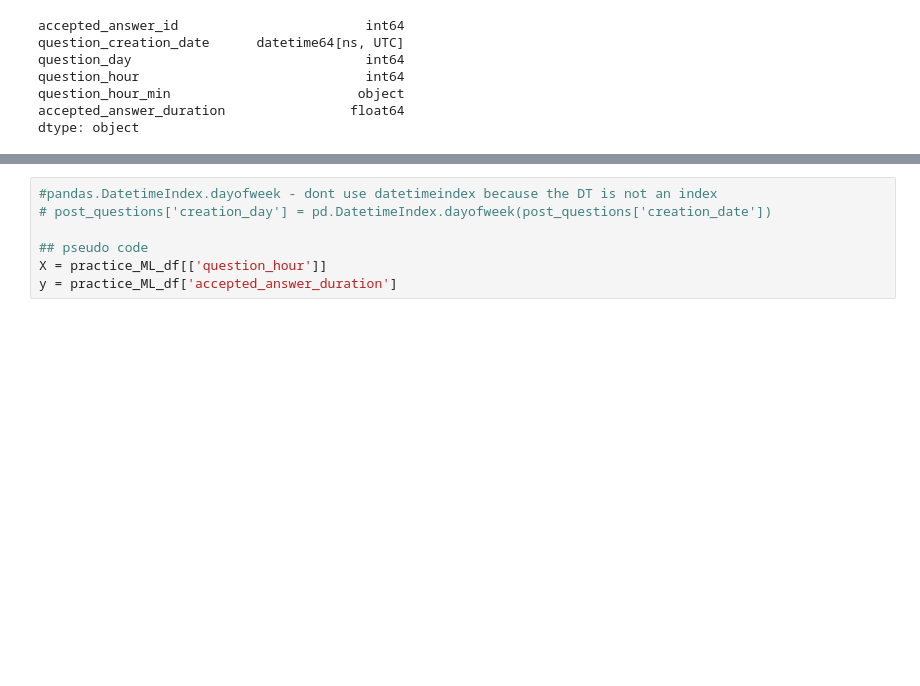
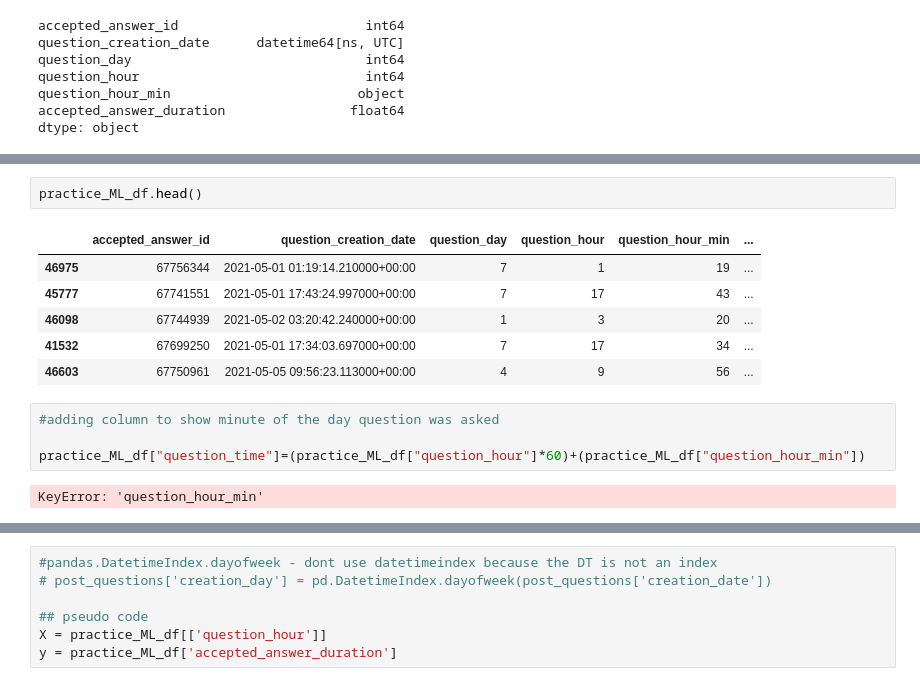
Before and after one commit to smanowar/final-project, a Jupyter notebook: ML_deliverable1_convert_to_int.ipynb, the cells around one changed output, grey strips where cells are left out. Cells and saved outputs as stored; diff of their text form; blank space fills up the shorter version.

```diff
--- a/ML_deliverable1_convert_to_int.ipynb
+++ b/ML_deliverable1_convert_to_int.ipynb
@@ -509,0 +458,15 @@ plt.show()
+# %%
+practice_ML_df.head()
+# %% [output]
+|  | accepted_answer_id | question_creation_date | question_day | question_hour | question_hour_min | ... |
+| 46975 | 67756344 | 2021-05-01 01:19:14.210000+00:00 | 7 | 1 | 19 | ... |
+| 45777 | 67741551 | 2021-05-01 17:43:24.997000+00:00 | 7 | 17 | 43 | ... |
+| 46098 | 67744939 | 2021-05-02 03:20:42.240000+00:00 | 1 | 3 | 20 | ... |
+| 41532 | 67699250 | 2021-05-01 17:34:03.697000+00:00 | 7 | 17 | 34 | ... |
+| 46603 | 67750961 | 2021-05-05 09:56:23.113000+00:00 | 4 | 9 | 56 | ... |
+# %%
+#adding column to show minute of the day question was asked
+
+practice_ML_df["question_time"]=(practice_ML_df["question_hour"]*60)+(practice_ML_df["question_hour_min"])
+# %% [output]
+KeyError: 'question_hour_min'
```
Also changed, not shown: parts of 35 cells of this notebook.
